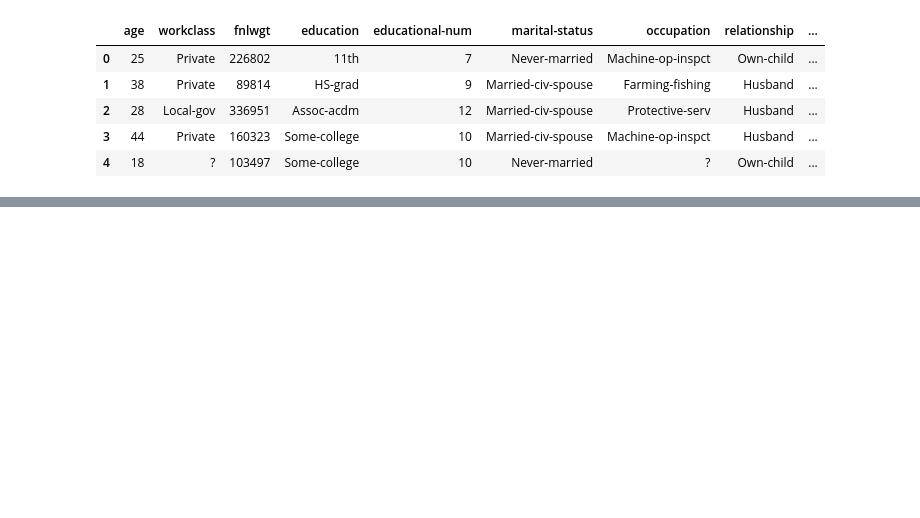
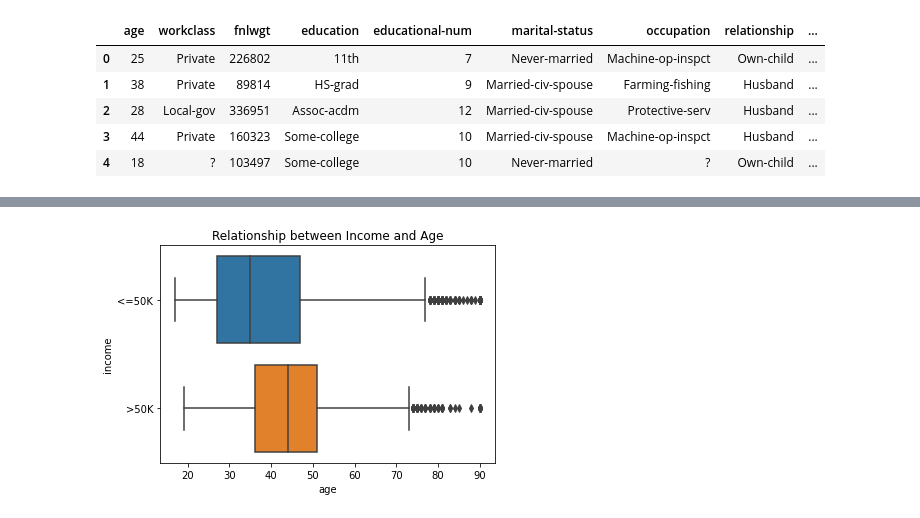
Before and after one commit to GitForPy/Machine-Learning, a Jupyter notebook: hw1.ipynb, the cells around one changed output, grey strips where cells are left out. Cells and saved outputs as stored; diff of their text form; code cells hidden in the pictures; blank space fills up the shorter version.

```diff
--- a/hw1.ipynb
+++ b/hw1.ipynb
@@ -34,0 +294,2 @@ memory usage: 5.6+ MB
+# %%
+df.drop_duplicates(inplace=True)
@@ -34,0 +319,6 @@ memory usage: 5.6+ MB
+# %%
+sns.boxplot(data=df, x='age', y='income')
+plt.title('Relationship between Income and Age')
+plt.show()
+# %% [output]
+[figure, added]
```
Also changed, not shown: parts of 72 cells of this notebook.
